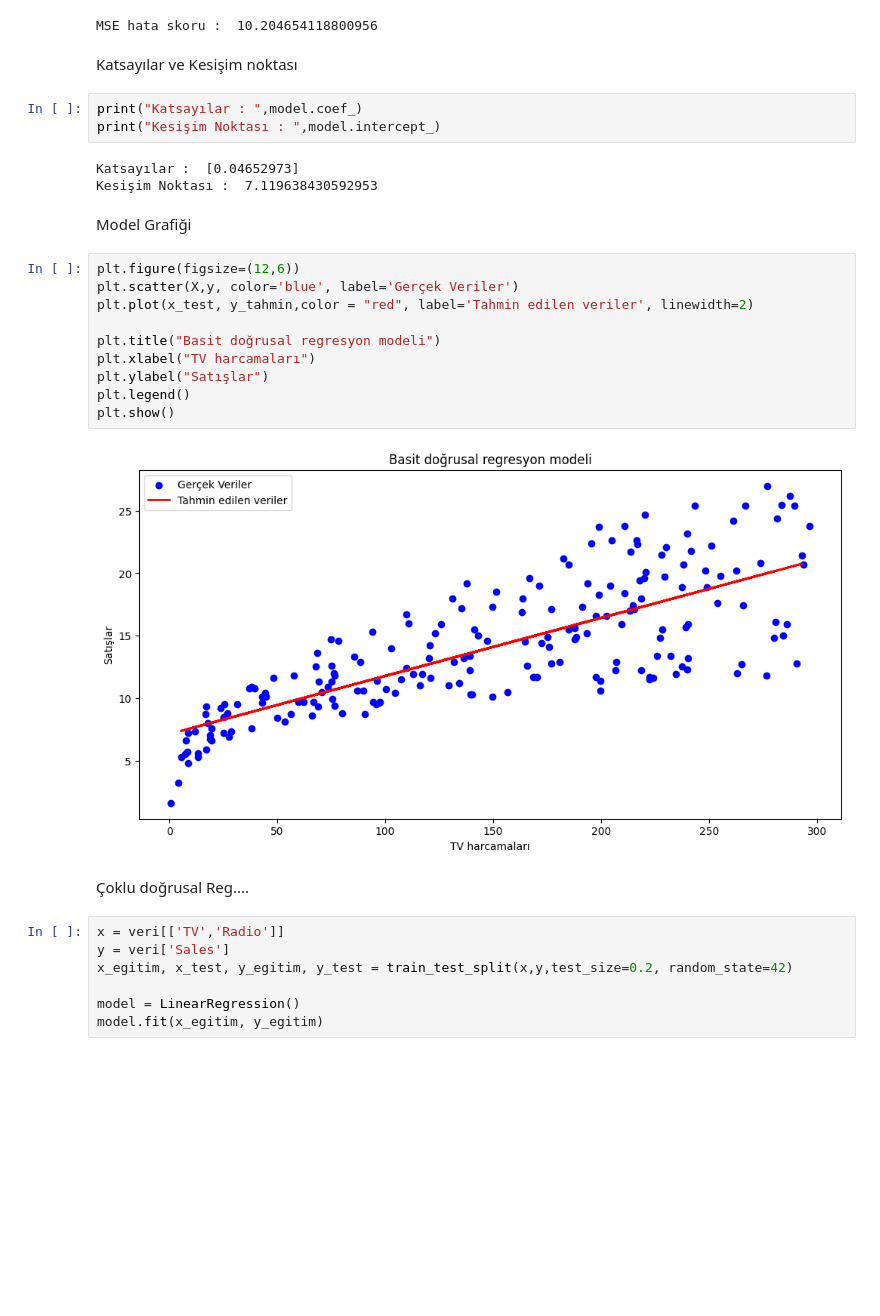
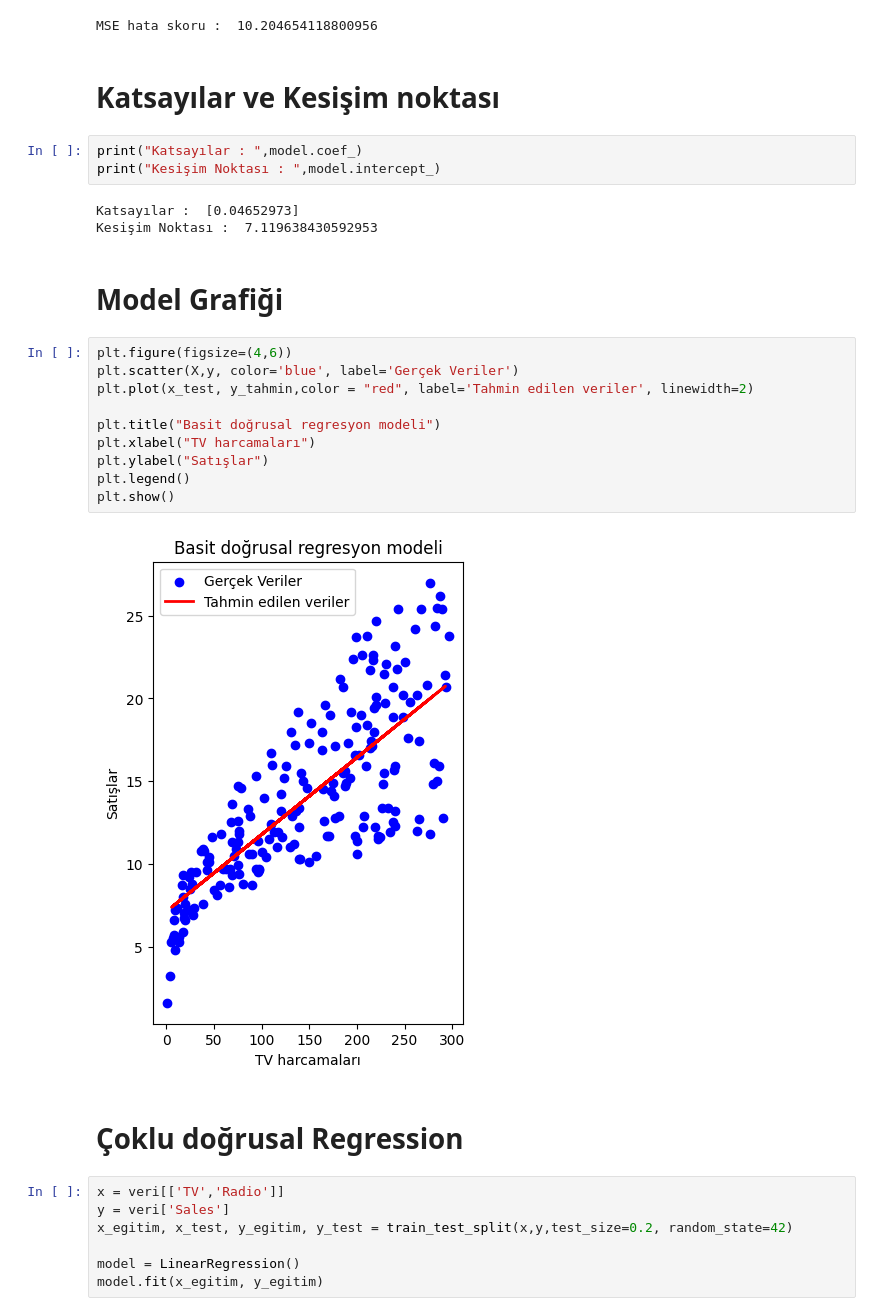
Before and after one commit to dmnlfrkn/Ankara-Kalkinma-Ajansi-Yapay-Zeka-Akademisi-Yapay-Zeka-Uygulama-Araclari-Egitimleri, a Jupyter notebook: dogrusal_modeller.ipynb, the cells around one changed output. Cells and saved outputs as stored; diff of their text form; blank space fills up the shorter version.

```diff
--- a/dogrusal_modeller.ipynb
+++ b/dogrusal_modeller.ipynb
@@ -66,29 +68,29 @@ print("MSE hata skoru : ",mse)
 # %% [output]
 MSE hata skoru :  10.204654118800956
 # %% [markdown]
-Katsayılar ve Kesişim noktası
+# Katsayılar ve Kesişim noktası
 # %%
 print("Katsayılar : ",model.coef_)
 print("Kesişim Noktası : ",model.intercept_)
 # %% [output]
 Katsayılar :  [0.04652973]
 Kesişim Noktası :  7.119638430592953
-# %% [markdown]
-Model Grafiği
+# %% [markdown]
+# Model Grafiği
 # %%
-plt.figure(figsize=(12,6))
+plt.figure(figsize=(4,6))
 plt.scatter(X,y, color='blue', label='Gerçek Veriler')
 plt.plot(x_test, y_tahmin,color = "red", label='Tahmin edilen veriler', linewidth=2)
 
 plt.title("Basit doğrusal regresyon modeli")
 plt.xlabel("TV harcamaları")
 plt.ylabel("Satışlar")
 plt.legend()
 plt.show()
 # %% [output]
-[figure, old version]
+[figure, new version]
-# %% [markdown]
-Çoklu doğrusal Reg....
+# %% [markdown]
+# Çoklu doğrusal Regression
 # %%
 x = veri[['TV','Radio']]
 y = veri['Sales']
```
Also changed, not shown: parts of 13 cells of this notebook.
